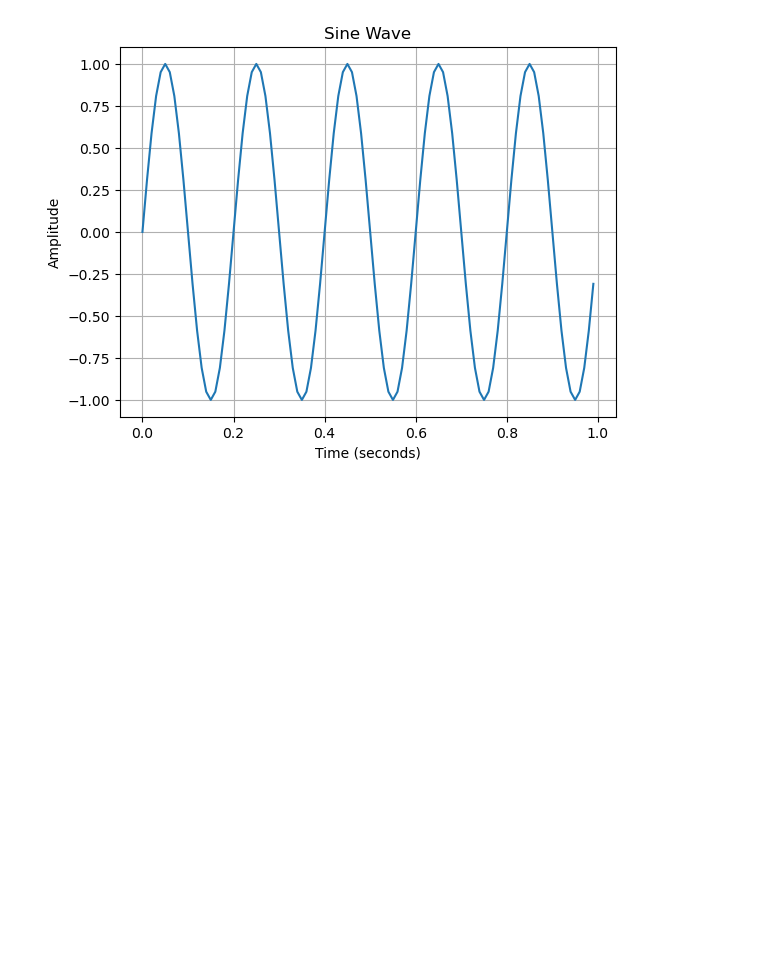
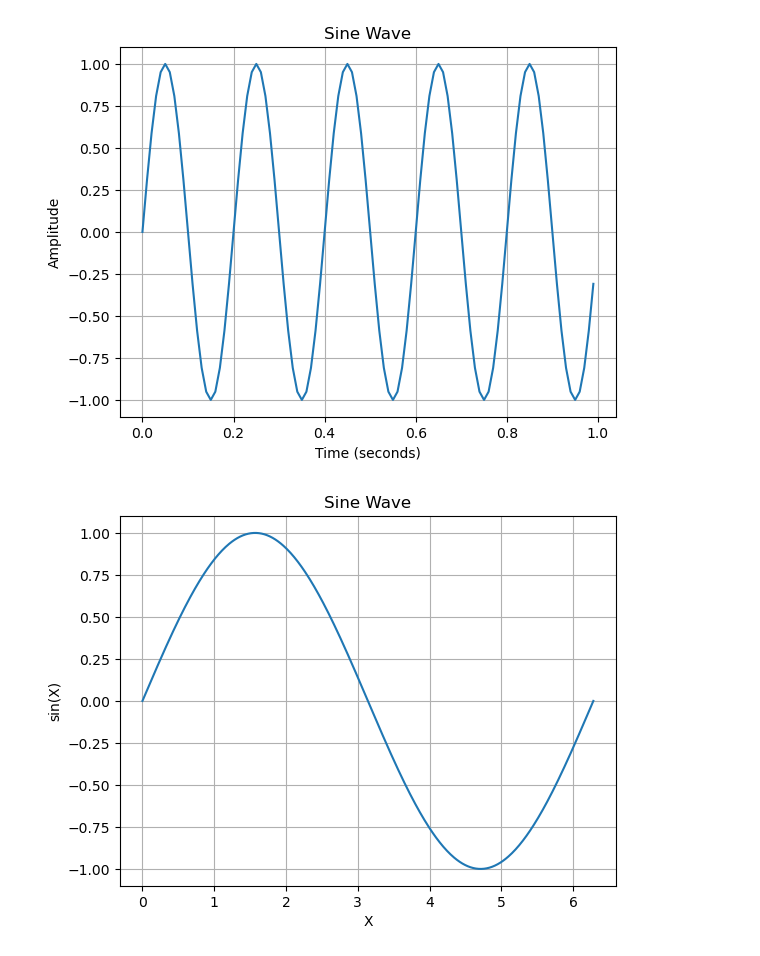
Before and after one commit to muhammadshiblinoman/Digital_Signal_Processing_With_Python, a Jupyter notebook: sineWave.ipynb, the cells around one changed output. Drawn from its saved outputs; the diff is of its cells as text; code cells hidden in the pictures; blank space fills up the shorter version.

```diff
--- a/sineWave.ipynb
+++ b/sineWave.ipynb
@@ -15,3 +15,23 @@ plt.grid(True)
 plt.show()
 # %% [output]
 [figure]
+# %%
+import numpy as np
+import matplotlib.pyplot as plt
+
+# Generate x values from 0 to 2π
+x = np.linspace(0, 2 * np.pi, 500)
+
+# Compute sine values
+y = np.sin(x)
+
+# Plot the sine wave
+plt.plot(x, y)
+plt.title("Sine Wave")
+plt.xlabel("X")
+plt.ylabel("sin(X)")
+plt.grid(True)
+
+plt.show()
+# %% [output]
+[figure, added]
```
Also changed, not shown: parts of 3 cells of this notebook, 2 other files.
